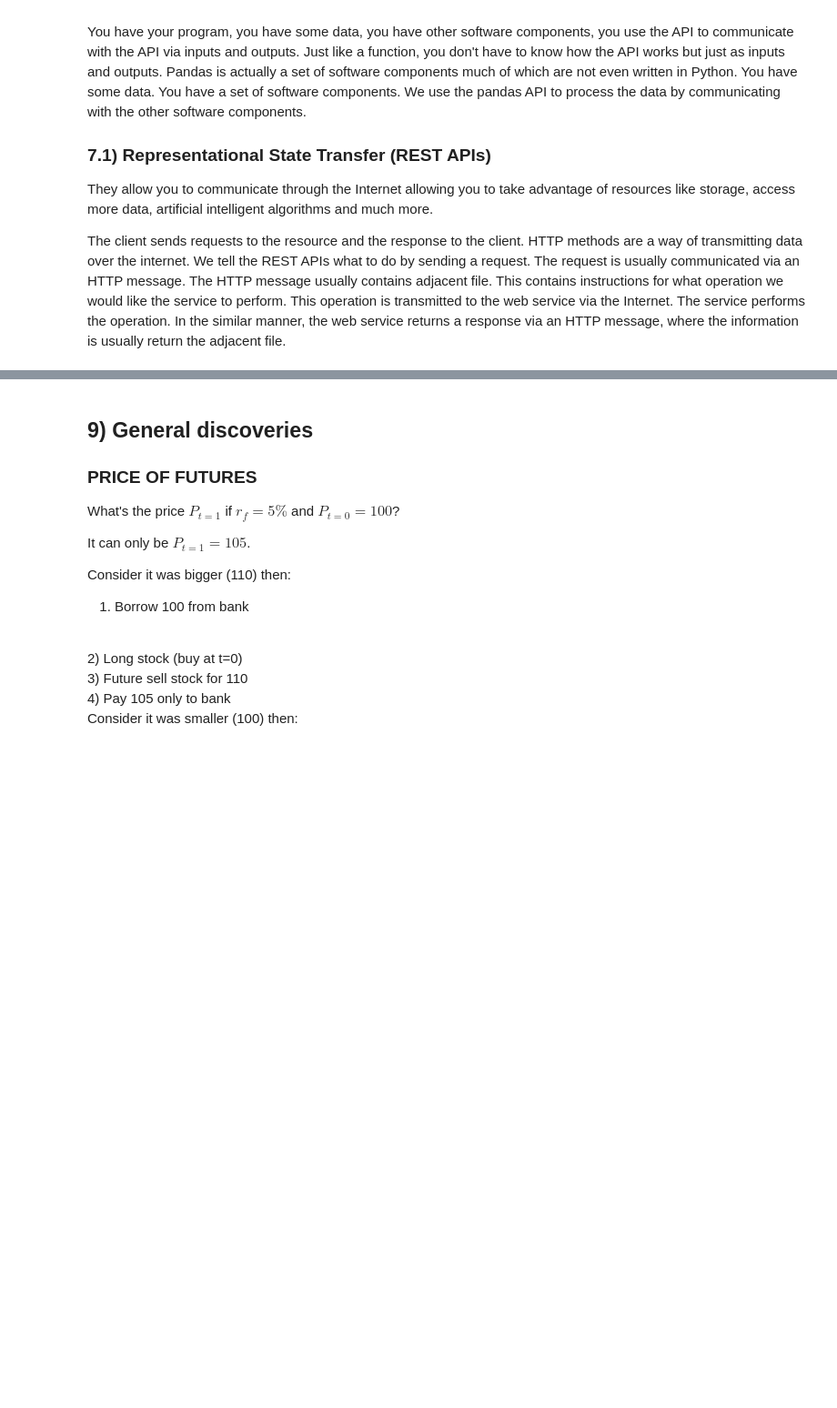
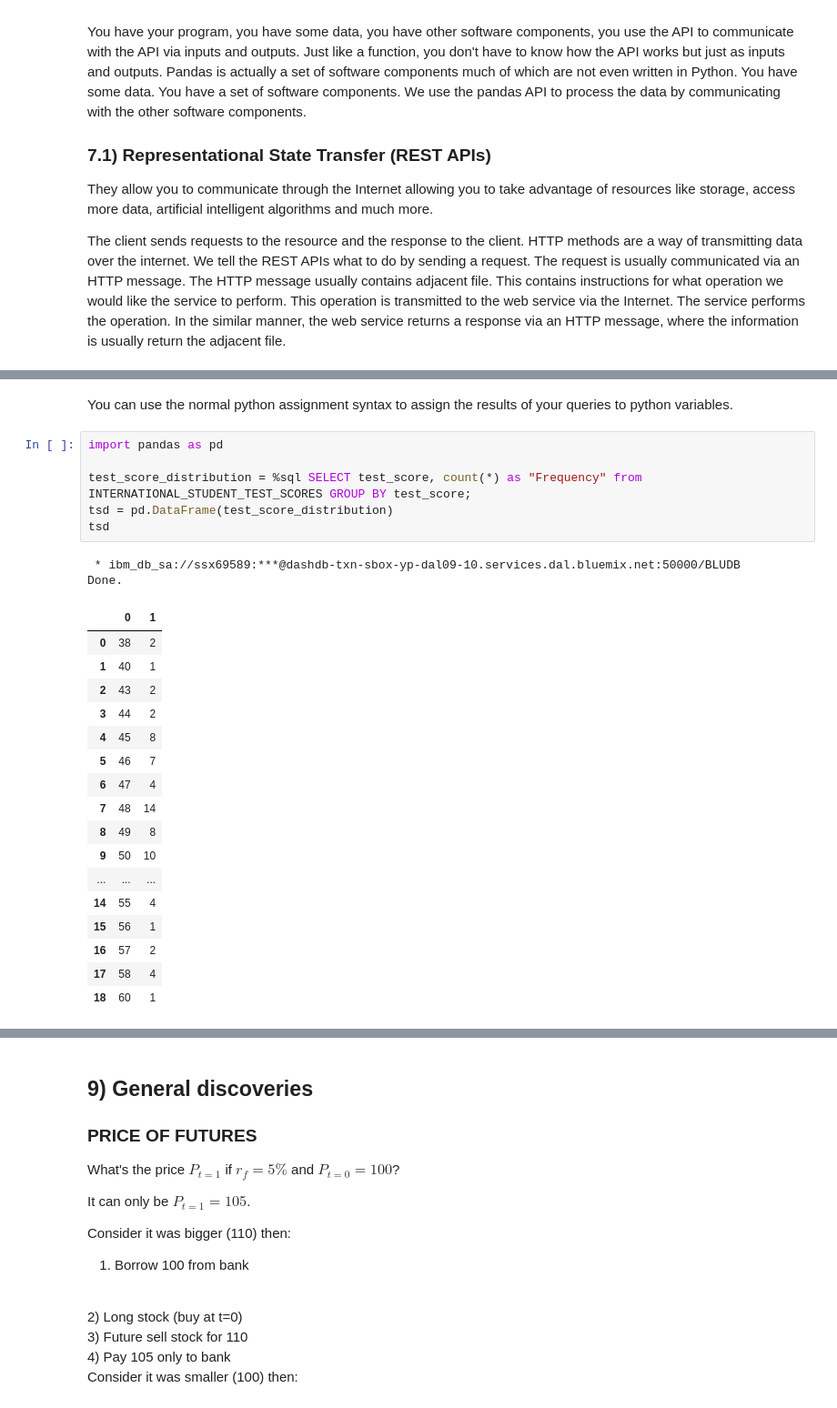
Before and after one commit to hheimpel/Python_samples, a Jupyter notebook: General_Python.ipynb, the cells around one changed output, grey strips where cells are left out. Shown at 91% size. Saved outputs shown, nothing was run; the diff lists cells and outputs as text; blank space fills up the shorter version.

Commit message:
Added SQL for Data Science

```diff
--- a/General_Python.ipynb
+++ b/General_Python.ipynb
@@ -1547,0 +2053,28 @@ bulls_games_DF.head()
+# %% [markdown]
+You can use the normal python assignment syntax to assign the results of your queries to python variables.
+# %%
+import pandas as pd
+
+test_score_distribution = %sql SELECT test_score, count(*) as "Frequency" from INTERNATIONAL_STUDENT_TEST_SCORES GROUP BY test_score;
+tsd = pd.DataFrame(test_score_distribution)
+tsd
+# %% [output]
+ * ibm_db_sa://ssx69589:***@dashdb-txn-sbox-yp-dal09-10.services.dal.bluemix.net:50000/BLUDB
+Done.
+|  | 0 | 1 |
+| 0 | 38 | 2 |
+| 1 | 40 | 1 |
+| 2 | 43 | 2 |
+| 3 | 44 | 2 |
+| 4 | 45 | 8 |
+| 5 | 46 | 7 |
+| 6 | 47 | 4 |
+| 7 | 48 | 14 |
+| 8 | 49 | 8 |
+| 9 | 50 | 10 |
+| ... | ... | ... |
+| 14 | 55 | 4 |
+| 15 | 56 | 1 |
+| 16 | 57 | 2 |
+| 17 | 58 | 4 |
+| 18 | 60 | 1 |
```
Also changed, not shown: parts of 22 cells of this notebook.
